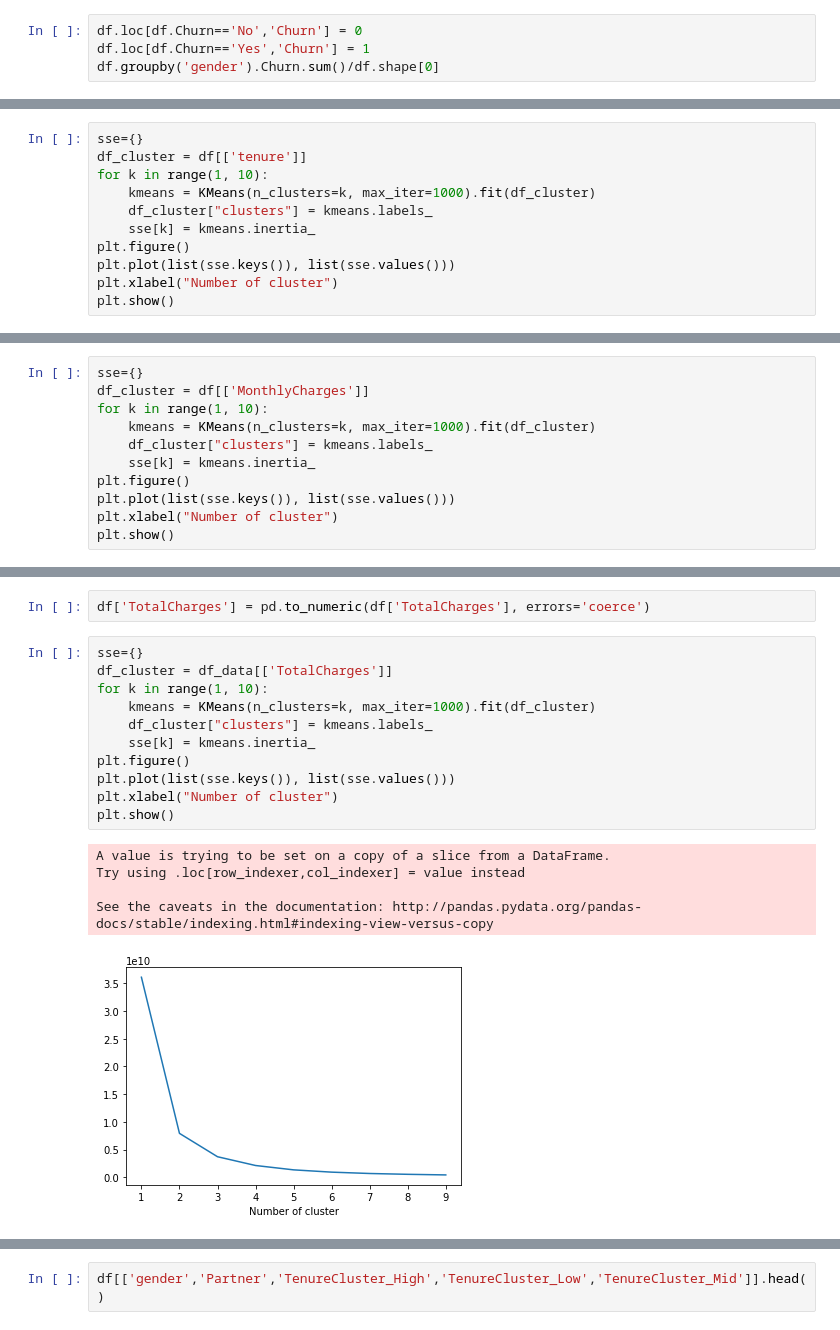
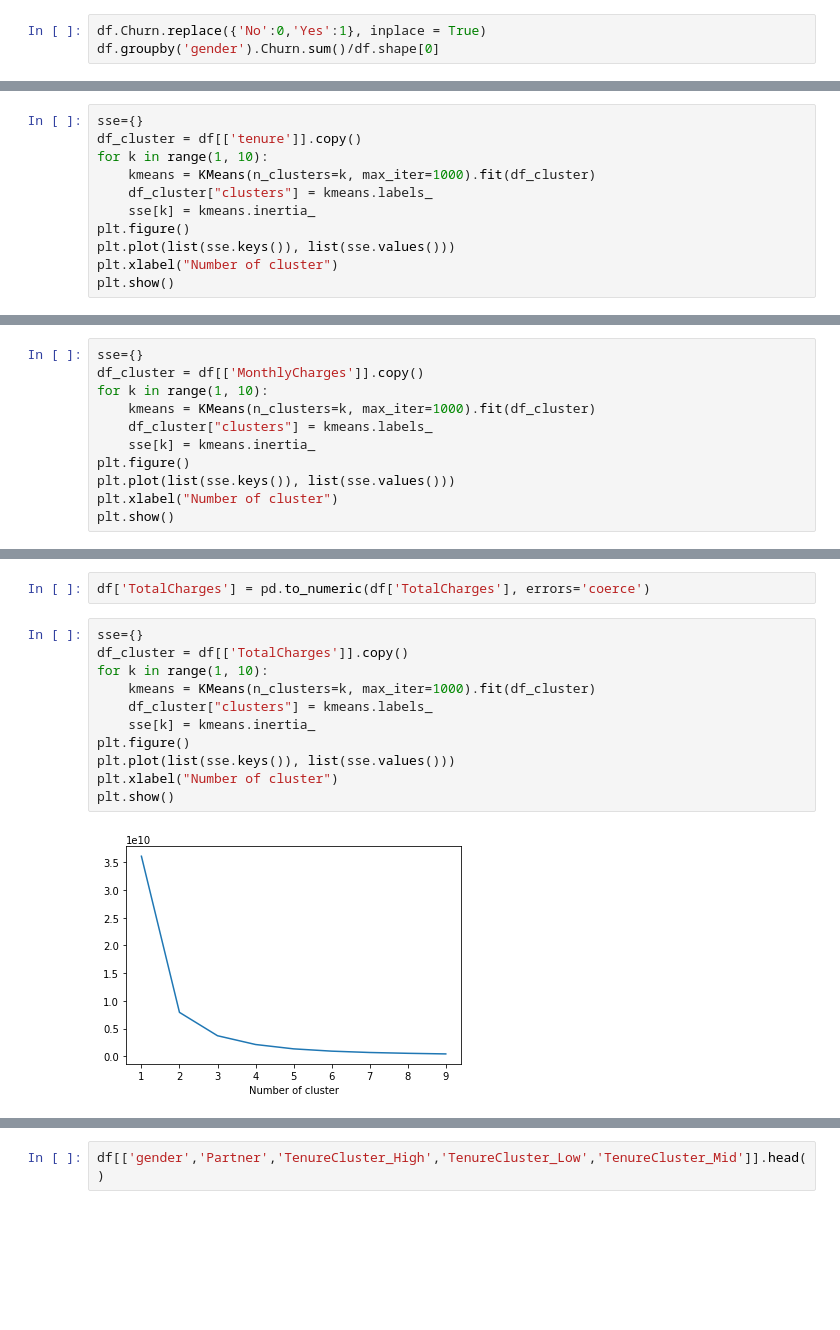
Before and after one commit to ryan13/Projects_prototype, a Jupyter notebook: Marketing_analytics/Customer_ChurnPrediction.ipynb, the cells around one changed output, grey strips where cells are left out. Drawn from its saved outputs; the diff is of its cells as text; blank space fills up the shorter version.

Commit message:
Churn prediction

```diff
--- a/Marketing_analytics/Customer_ChurnPrediction.ipynb
+++ b/Marketing_analytics/Customer_ChurnPrediction.ipynb
@@ -48,6 +60,5 @@ memory usage: 1.1+ MB
 # %%
-df.loc[df.Churn=='No','Churn'] = 0
-df.loc[df.Churn=='Yes','Churn'] = 1
+df.Churn.replace({'No':0,'Yes':1}, inplace = True)
 df.groupby('gender').Churn.sum()/df.shape[0]
 # %% [output]
 gender
@@ -78,7 +91,7 @@ def order_cluster(cluster_field_name, target_field_name,df,ascending):
     return df_final
 # %%
 sse={}
-df_cluster = df[['tenure']]
+df_cluster = df[['tenure']].copy()
 for k in range(1, 10):
     kmeans = KMeans(n_clusters=k, max_iter=1000).fit(df_cluster)
     df_cluster["clusters"] = kmeans.labels_
@@ -123,7 +119,7 @@ df.groupby('TenureCluster').tenure.describe()
 df['TenureCluster'] = df["TenureCluster"].replace({0:'Low',1:'Mid',2:'High'})
 # %%
 sse={}
-df_cluster = df[['MonthlyCharges']]
+df_cluster = df[['MonthlyCharges']].copy()
 for k in range(1, 10):
     kmeans = KMeans(n_clusters=k, max_iter=1000).fit(df_cluster)
     df_cluster["clusters"] = kmeans.labels_
@@ -193,21 +171,17 @@ df = df.dropna()
 df['TotalCharges'] = pd.to_numeric(df['TotalCharges'], errors='coerce')
 # %%
 sse={}
-df_cluster = df_data[['TotalCharges']]
+df_cluster = df[['TotalCharges']].copy()
 for k in range(1, 10):
     kmeans = KMeans(n_clusters=k, max_iter=1000).fit(df_cluster)
     df_cluster["clusters"] = kmeans.labels_
     sse[k] = kmeans.inertia_
 plt.figure()
 plt.plot(list(sse.keys()), list(sse.values()))
 plt.xlabel("Number of cluster")
 plt.show()
 # %% [output]
-A value is trying to be set on a copy of a slice from a DataFrame.
-Try using .loc[row_indexer,col_indexer] = value instead
-
-See the caveats in the documentation: http://pandas.pydata.org/pandas-docs/stable/indexing.html#indexing-view-versus-copy
-[figure, old version]
+[figure, new version]
 # %%
 kmeans = KMeans(n_clusters=3)
 kmeans.fit(df[['TotalCharges']])
```
Also changed, not shown: parts of 26 cells of this notebook.
